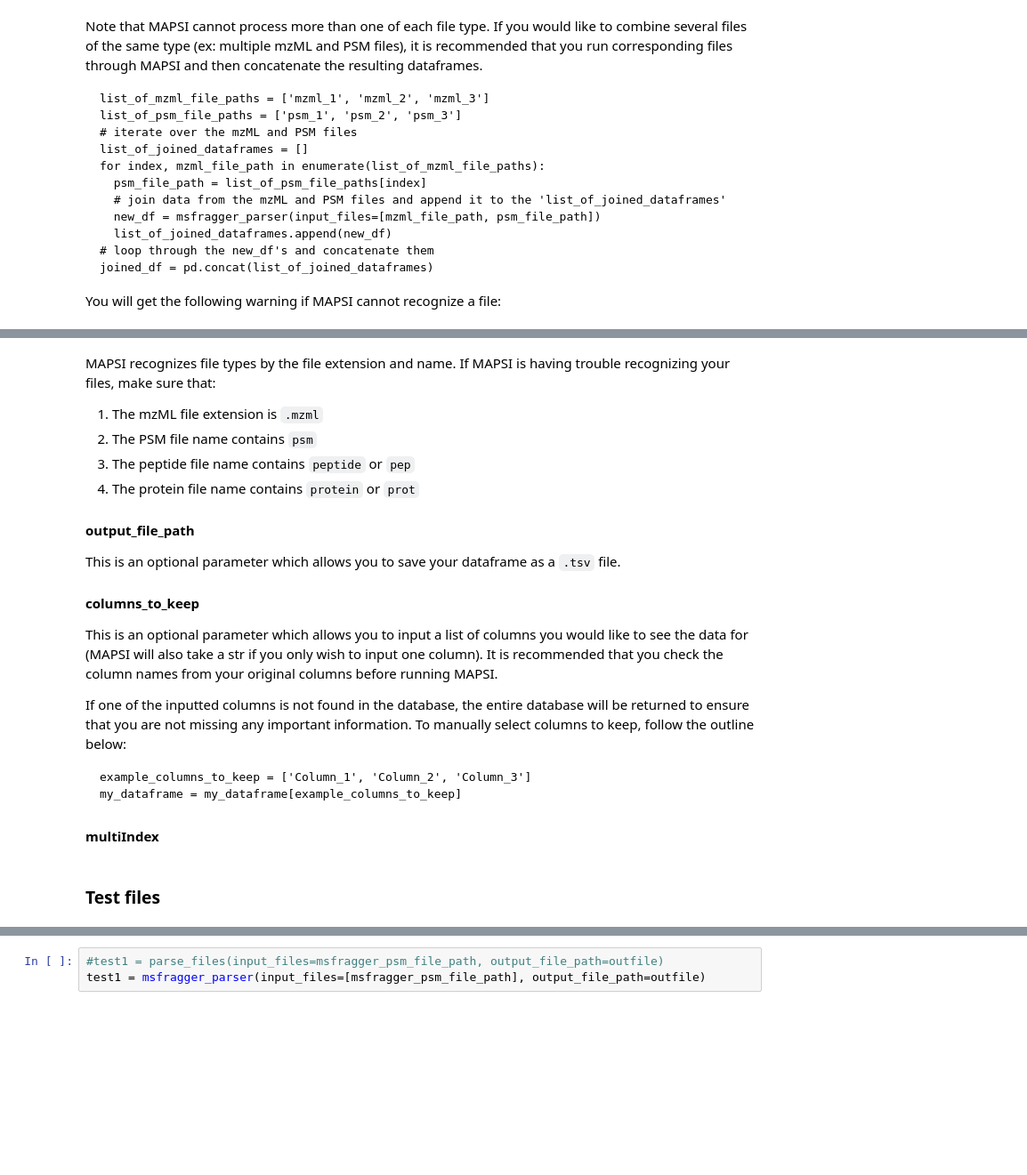
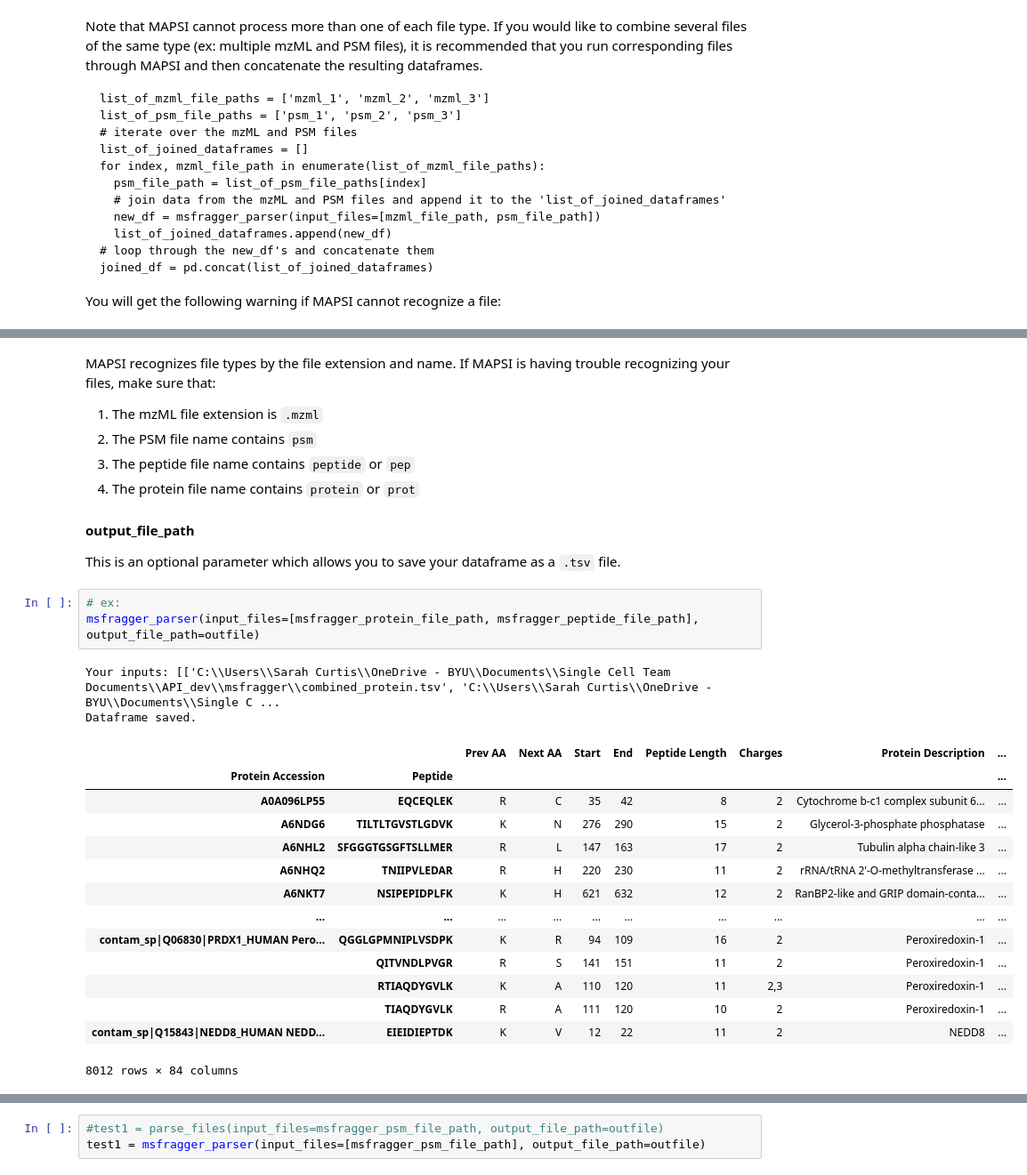
Before and after one commit to PayneLab/MAPSI, a Jupyter notebook: Parser_code/MAPSI_tutorial.ipynb, the cells around one changed output, grey strips where cells are left out. Shown: that part at 89% size. Saved outputs shown, nothing was run; the diff lists cells and outputs as text; blank space fills up the shorter version.

Commit message:
updated parser code

````diff
--- a/Parser_code/MAPSI_tutorial.ipynb
+++ b/Parser_code/MAPSI_tutorial.ipynb
@@ -63,6 +66,4 @@ TypeError: parse_files() missing 1 required positional argument: 'output_file_pa
 # %% [markdown]
-
-
 MAPSI recognizes file types by the file extension and name. If MAPSI is having trouble recognizing your files, make sure that:
 1. The mzML file extension is `.mzml`
 2. The PSM file name contains `psm`
@@ -71,14 +72,23 @@ MAPSI recognizes file types by the file extension and name. If MAPSI is having t
 
 #### output_file_path
 This is an optional parameter which allows you to save your dataframe as a `.tsv` file.
-#### columns_to_keep
-This is an optional parameter which allows you to input a list of columns you would like to see the data for (MAPSI will also take a str if you only wish to input one column). It is recommended that you check the column names from your original columns before running MAPSI.
-
-If one of the inputted columns is not found in the database, the entire database will be returned to ensure that you are not missing any important information. To manually select columns to keep, follow the outline below:
-```python:
-example_columns_to_keep = ['Column_1', 'Column_2', 'Column_3']
-my_dataframe = my_dataframe[example_columns_to_keep]
-```
-#### multiIndex
-# %% [markdown]
-### Test files
+# %%
+# ex:
+msfragger_parser(input_files=[msfragger_protein_file_path, msfragger_peptide_file_path], output_file_path=outfile)
+# %% [output]
+Your inputs: [['C:\\Users\\Sarah Curtis\\OneDrive - BYU\\Documents\\Single Cell Team Documents\\API_dev\\msfragger\\combined_protein.tsv', 'C:\\Users\\Sarah Curtis\\OneDrive - BYU\\Documents\\Single C ...
+Dataframe saved.
+|  |  | Prev AA | Next AA | Start | End | Peptide Length | Charges | Protein Description | ... |
+| Protein Accession | Peptide |  |  |  |  |  |  |  | ... |
+| A0A096LP55 | EQCEQLEK | R | C | 35 | 42 | 8 | 2 | Cytochrome b-c1 complex subunit 6... | ... |
+| A6NDG6 | TILTLTGVSTLGDVK | K | N | 276 | 290 | 15 | 2 | Glycerol-3-phosphate phosphatase | ... |
+| A6NHL2 | SFGGGTGSGFTSLLMER | R | L | 147 | 163 | 17 | 2 | Tubulin alpha chain-like 3 | ... |
+| A6NHQ2 | TNIIPVLEDAR | R | H | 220 | 230 | 11 | 2 | rRNA/tRNA 2'-O-methyltransferase ... | ... |
+| A6NKT7 | NSIPEPIDPLFK | K | H | 621 | 632 | 12 | 2 | RanBP2-like and GRIP domain-conta... | ... |
+| ... | ... | ... | ... | ... | ... | ... | ... | ... | ... |
+| contam_sp|Q06830|PRDX1_HUMAN Pero... | QGGLGPMNIPLVSDPK | K | R | 94 | 109 | 16 | 2 | Peroxiredoxin-1 | ... |
+|  | QITVNDLPVGR | R | S | 141 | 151 | 11 | 2 | Peroxiredoxin-1 | ... |
+|  | RTIAQDYGVLK | K | A | 110 | 120 | 11 | 2,3 | Peroxiredoxin-1 | ... |
+|  | TIAQDYGVLK | R | A | 111 | 120 | 10 | 2 | Peroxiredoxin-1 | ... |
+| contam_sp|Q15843|NEDD8_HUMAN NEDD... | EIEIDIEPTDK | K | V | 12 | 22 | 11 | 2 | NEDD8 | ... |
+8012 rows × 84 columns
````
Also changed, not shown: parts of 6 cells of this notebook, 4 other files.
